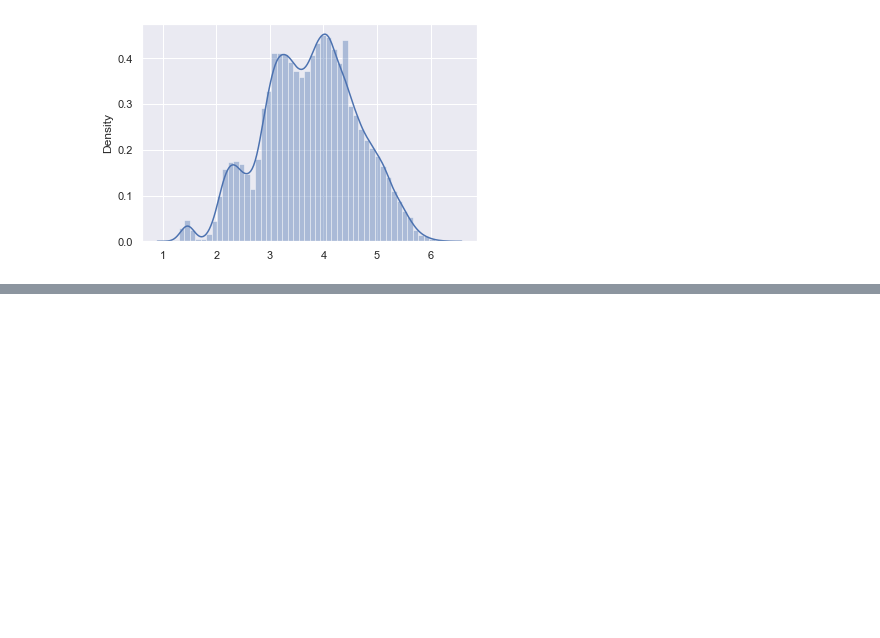
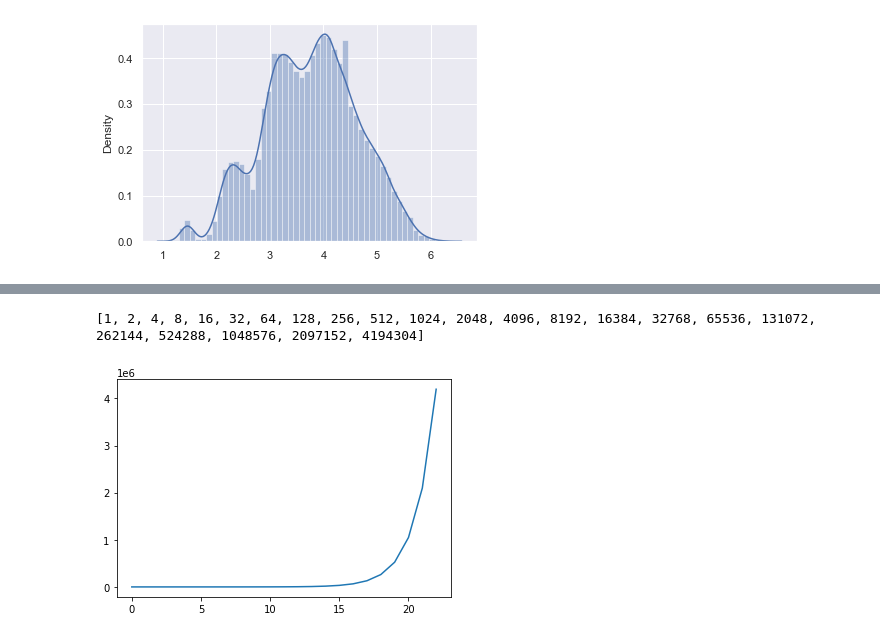
Before and after one commit to Origamologo/Tipos-de-distribucion, a Jupyter notebook: distribuciones_estadisticas.ipynb, the cells around one changed output, grey strips where cells are left out. Cells and saved outputs as stored; diff of their text form; code cells hidden in the pictures; blank space fills up the shorter version.

```diff
--- a/distribuciones_estadisticas.ipynb
+++ b/distribuciones_estadisticas.ipynb
@@ -116,0 +150,10 @@ plt.show()
+# %%
+camaradas = []
+for i in range(23):
+    x = pow(2, i)
+    camaradas.append(x)
+print(camaradas)
+fig1 = sns.lineplot(data=camaradas)
+# %% [output]
+[1, 2, 4, 8, 16, 32, 64, 128, 256, 512, 1024, 2048, 4096, 8192, 16384, 32768, 65536, 131072, 262144, 524288, 1048576, 2097152, 4194304]
+[figure, added]
```
Also changed, not shown: parts of 20 cells of this notebook, 2 other files.
